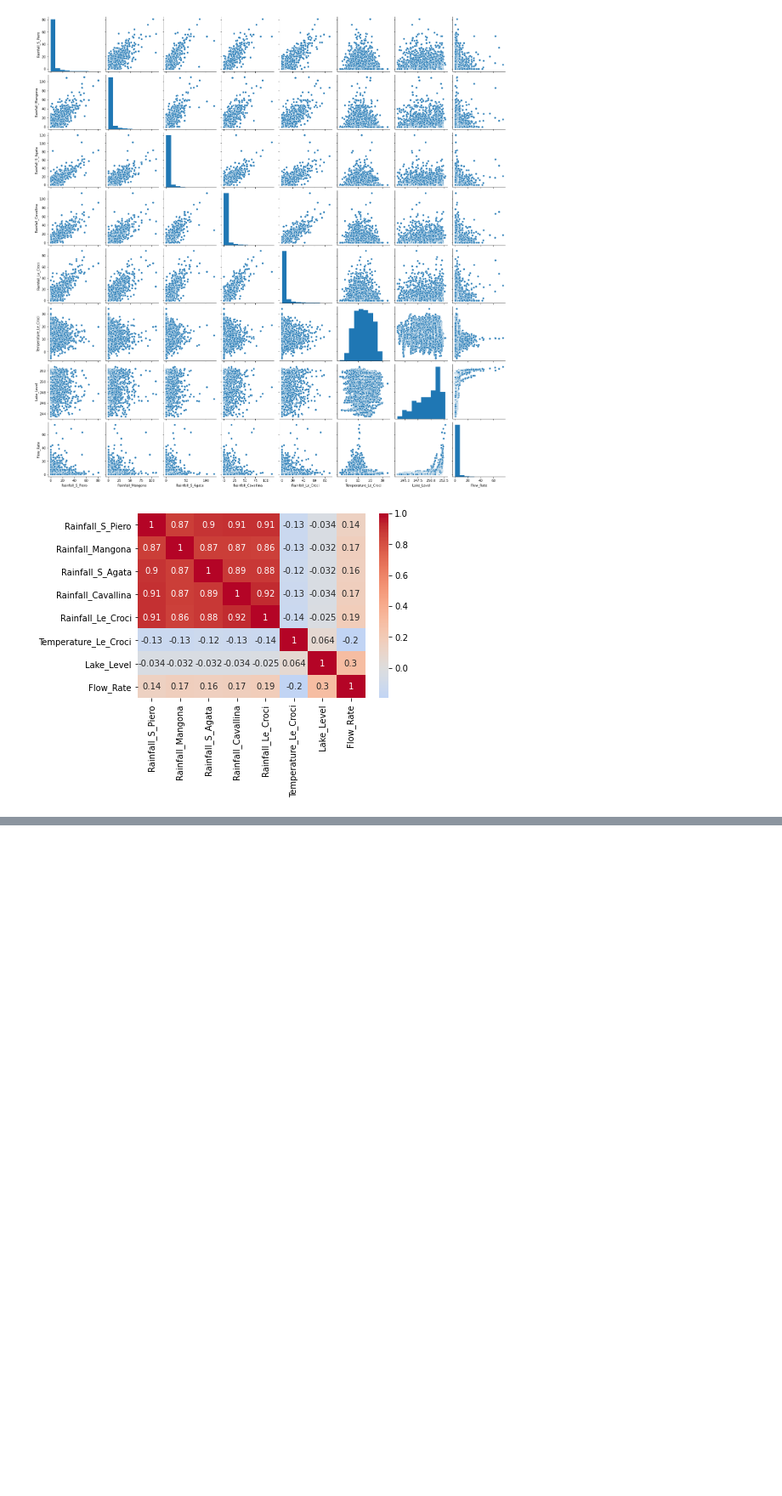
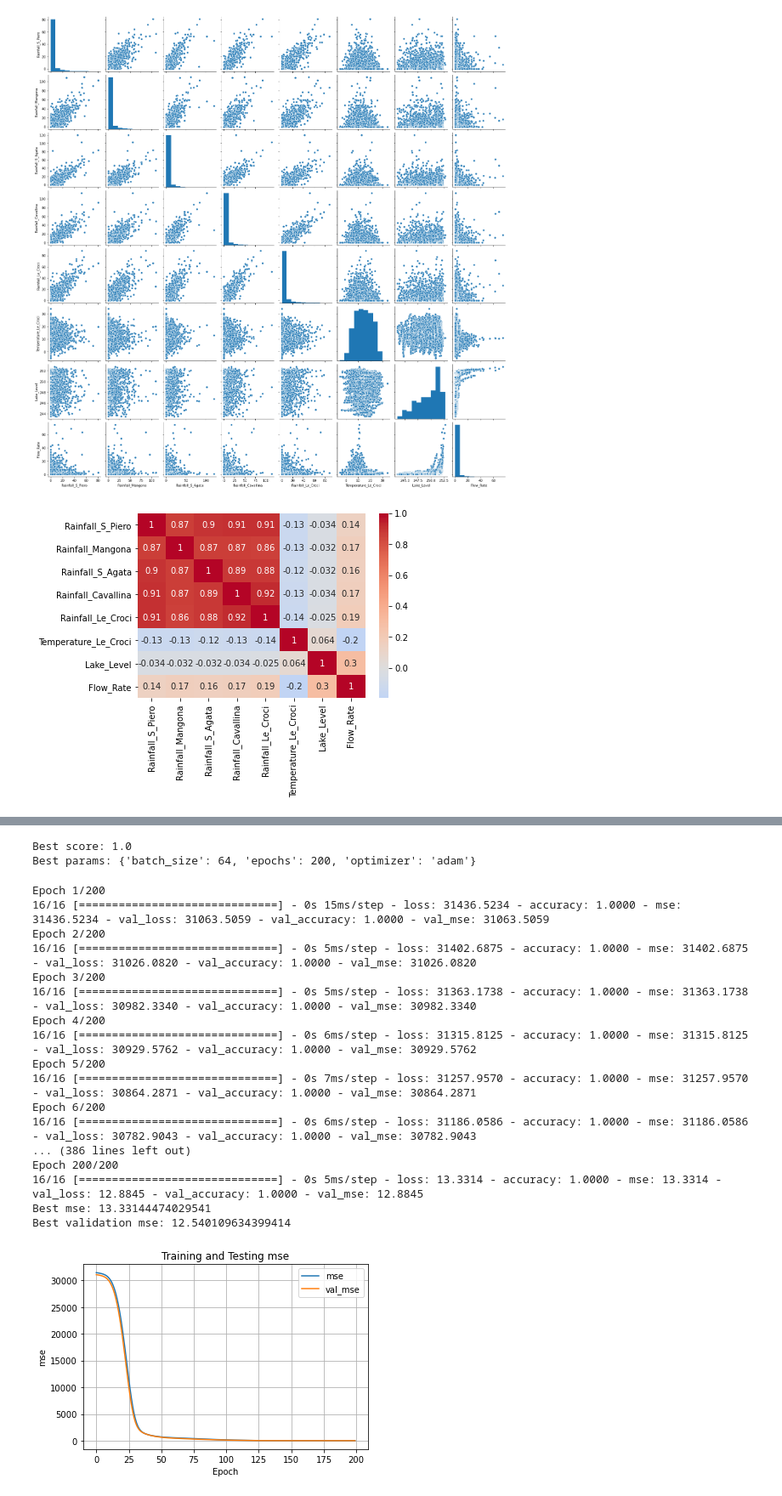
Before and after one commit to mike-ze/machine_learning_codes, a Jupyter notebook: Waterbody Feature Prediction/Acea Water Analytics.ipynb, the cells around one changed output, grey strips where cells are left out. Shown at 85% size. Cells and saved outputs as stored; diff of their text form; code cells hidden in the pictures; blank space fills up the shorter version.

```diff
--- a/Waterbody Feature Prediction/Acea Water Analytics.ipynb
+++ b/Waterbody Feature Prediction/Acea Water Analytics.ipynb
@@ -57,6 +56,3 @@ sns.heatmap(data_LB.corr(), annot = True, cmap='coolwarm', center=0)
 plt.show()
 # %% [output]
 [figure]
-# %%
-data_lb = data_LB.assign(day=range(data_LB.shape[0]))
-display(data_lb.head())
@@ -69,0 +59,5 @@ display(data_lb.head())
+# %%
+# Drop rows with NaN value
+data_lb.dropna(inplace=True)
+display(data_lb.head())
+print(data_lb.info())
@@ -69,0 +88,69 @@ display(data_lb.head())
+# %%
+x = data_lb.drop(["Date", "Lake_Level", "Flow_Rate"], axis=1)
+y = data_lb[["Lake_Level", "Flow_Rate"]]
+# Split data into train and test sets
+X_train = x.iloc[:1000,:]
+X_test = x.iloc[1001:,:]
+y_train = y.iloc[:1000,:]
+y_test = y.iloc[1001:,:]
+# Apply MinMaxScaler
+scaler = MinMaxScaler()
+X_train_scaled = scaler.fit_transform(X_train)
+X_test_scaled = scaler.transform(X_test)
+# %%
+# Construct layers
+def create_model(optimizer = 'adam'):
+    input_layer = keras.Input(shape=(6,))
+    hidden_1 = keras.layers.Dense(8, activation = 'relu')(input_layer)
+    hidden_2 = keras.layers.Dense(8, activation = 'relu')(hidden_1)
+    hidden_3 = keras.layers.Dense(8, activation = 'relu')(hidden_2)
+    output_layer = keras.layers.Dense(2, activation='linear')(hidden_3)
+    model = keras.Model(input_layer, output_layer)
+    model.compile(optimizer=optimizer, loss="mse", metrics="accuracy", weighted_metrics=['mse'])
+    return model
+# %%
+# Hyperparameter tuning
+optimizers = ['adam', 'SGD', 'RMSprop']
+batches = [64, 128]
+epochs = [200, 300, 400]
+param_grid = dict(batch_size=batches, optimizer=optimizers, epochs=epochs)
+hp_model = keras.wrappers.scikit_learn.KerasClassifier(build_fn=create_model, verbose=0)
+grid = GridSearchCV(estimator = hp_model, param_grid = param_grid, n_jobs = 2, cv = 3)
+grid_result = grid.fit(X_train_scaled, y_train)
+print("Best score: {}".format(grid_result.best_score_))
+print("Best params: {}".format(grid_result.best_params_))
+# %% [output]
+Best score: 1.0
+Best params: {'batch_size': 64, 'epochs': 200, 'optimizer': 'adam'}
+# %%
+hist = create_model().fit(X_train_scaled, y_train, validation_data=(X_test_scaled, y_test), epochs=200, batch_size=64, verbose=1)
+print("Best mse: {}".format(min(hist.history['mse'])))
+print("Best validation mse: {}".format(min(hist.history['val_mse'])))
+plt.figure()
+plt.plot(hist.history['mse'])
+plt.plot(hist.history['val_mse'])
+plt.title('Training and Testing mse')
+plt.xlabel('Epoch')
+plt.ylabel('mse')
+plt.legend(['mse','val_mse'])
+plt.grid()
+plt.show()
+# %% [output]
+Epoch 1/200
+16/16 [==============================] - 0s 15ms/step - loss: 31436.5234 - accuracy: 1.0000 - mse: 31436.5234 - val_loss: 31063.5059 - val_accuracy: 1.0000 - val_mse: 31063.5059
+Epoch 2/200
+16/16 [==============================] - 0s 5ms/step - loss: 31402.6875 - accuracy: 1.0000 - mse: 31402.6875 - val_loss: 31026.0820 - val_accuracy: 1.0000 - val_mse: 31026.0820
+Epoch 3/200
+16/16 [==============================] - 0s 5ms/step - loss: 31363.1738 - accuracy: 1.0000 - mse: 31363.1738 - val_loss: 30982.3340 - val_accuracy: 1.0000 - val_mse: 30982.3340
+Epoch 4/200
+16/16 [==============================] - 0s 6ms/step - loss: 31315.8125 - accuracy: 1.0000 - mse: 31315.8125 - val_loss: 30929.5762 - val_accuracy: 1.0000 - val_mse: 30929.5762
+Epoch 5/200
+16/16 [==============================] - 0s 7ms/step - loss: 31257.9570 - accuracy: 1.0000 - mse: 31257.9570 - val_loss: 30864.2871 - val_accuracy: 1.0000 - val_mse: 30864.2871
+Epoch 6/200
+16/16 [==============================] - 0s 6ms/step - loss: 31186.0586 - accuracy: 1.0000 - mse: 31186.0586 - val_loss: 30782.9043 - val_accuracy: 1.0000 - val_mse: 30782.9043
+... (386 lines left out)
+Epoch 200/200
+16/16 [==============================] - 0s 5ms/step - loss: 13.3314 - accuracy: 1.0000 - mse: 13.3314 - val_loss: 12.8845 - val_accuracy: 1.0000 - val_mse: 12.8845
+Best mse: 13.33144474029541
+Best validation mse: 12.540109634399414
+[figure, added]
```
Also changed, not shown: parts of 9 cells of this notebook.
